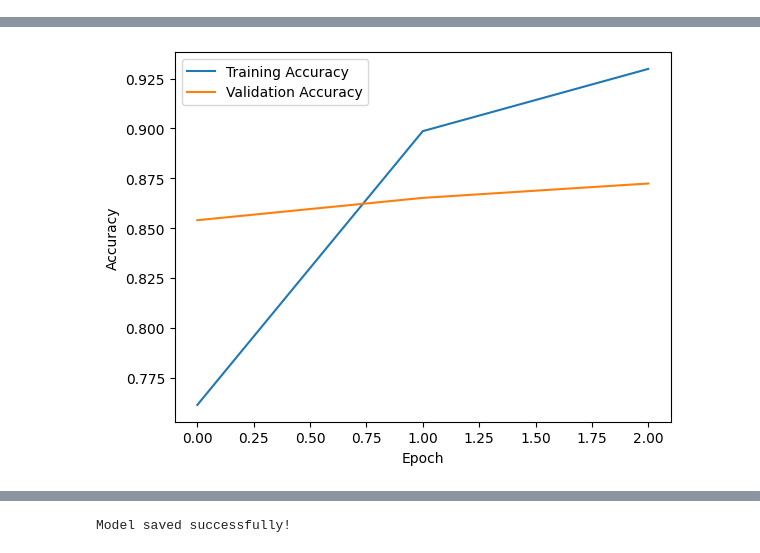
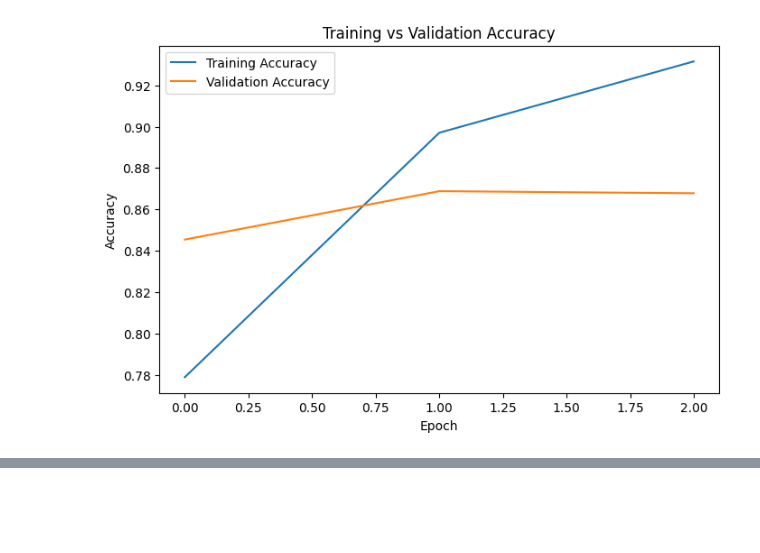
Before and after one commit to priyav23116/sentiment-analysis-using-deep-learning-, a Jupyter notebook: Copy_of_Copy_of_Sentiment_analysis_using_deep_learning.ipynb, the cells around one changed output, grey strips where cells are left out. Drawn from its saved outputs; the diff is of its cells as text; code cells hidden in the pictures; blank space fills up the shorter version.

```diff
--- a/Copy_of_Copy_of_Sentiment_analysis_using_deep_learning.ipynb
+++ b/Copy_of_Copy_of_Sentiment_analysis_using_deep_learning.ipynb
@@ -1,7 +1,8 @@
 # %% [markdown]
 <a href="https://colab.research.google.com/github/priyav23116/sentiment-analysis-using-deep-learning-/blob/main/Copy_of_Copy_of_Sentiment_analysis_using_deep_learning.ipynb" target="_parent"><img src="https://colab.research.google.com/assets/colab-badge.svg" alt="Open In Colab"/></a>
 # %%
-# Inst6all TensorFlow (usually already available in Colab)
+Xx ee# Sentiment Analysis Using Deep Learning
+
 import tensorflow as tf
 from tensorflow.keras.datasets import imdb
 from tensorflow.keras.preprocessing.sequence import pad_sequences
@@ -9,29 +10,30 @@ from tensorflow.keras.models import Sequential
 from tensorflow.keras.layers import Embedding, LSTM, Dense
 import matplotlib.pyplot as plt
 
-# Load dataset
-vocab_size = 10000
-(x_train, y_train), (x_test, y_test) = imdb.load_data(num_words=vocab_size)
+# Load IMDB dataset
+max_features = 10000
+maxlen = 200
+
+(x_train, y_train), (x_test, y_test) = imdb.load_data(num_words=max_features)
 
 # Pad sequences
-max_length = 200
-x_train = pad_sequences(x_train, maxlen=max_length)
-x_test = pad_sequences(x_test, maxlen=max_length)
+x_train = pad_sequences(x_train, maxlen=maxlen)
+x_test = pad_sequences(x_test, maxlen=maxlen)
 
-# Build model
+# Build LSTM Model
 model = Sequential([
-    Embedding(vocab_size, 64, input_length=max_length),
+    Embedding(max_features, 128),
     LSTM(64),
     Dense(1, activation='sigmoid')
 ])
 
 model.compile(
+    optimizer='adam',
     loss='binary_crossentropy',
-    optimizer='adam',
     metrics=['accuracy']
 )
 
-# Train model
+# Train Model
 history = model.fit(
     x_train,
     y_train,
@@ -40,20 +42,43 @@ history = model.fit(
     validation_split=0.2
 )
 
-# Evaluate
+# Evaluate Model
 loss, accuracy = model.evaluate(x_test, y_test)
-print("Test Accuracy:", accuracy)
 
-# Plot training curves
+print("\nTest Accuracy:", accuracy)
+
+# Plot Training Curves
+plt.figure(figsize=(8,5))
 plt.plot(history.history['accuracy'], label='Training Accuracy')
 plt.plot(history.history['val_accuracy'], label='Validation Accuracy')
 plt.xlabel('Epoch')
 plt.ylabel('Accuracy')
+plt.title('Training vs Validation Accuracy')
 plt.legend()
 plt.show()
 
-# Save model
+# Save Model
 model.save("sentiment_model.h5")
+print("Model saved as sentiment_model.h5")
 
-print("Model saved successfully!")
+# Sentiment Prediction Example
+word_index = imdb.get_word_index()
+
+def encode_review(text):
+    words = text.lower().split()
+    encoded = [word_index.get(word, 2) for word in words]
+    return pad_sequences([encoded], maxlen=maxlen)
+
+review = "this movie was amazing and i loved it"
+
+encoded_review = encode_review(review)
+
+prediction = model.predict(encoded_review)
+
+print("\nReview:", review)
+
+if prediction[0][0] > 0.5:
+    print("Sentiment: Positive ")
+else:
+    print("Sentiment: Negative ")
 # %% [output]
@@ -60,0 +96 @@ Epoch 1/3
+[figure, new version]
@@ -68 +97,0 @@ Test Accuracy: 0.8649200201034546
-[figure, old version]
@@ -70 +104,0 @@ WARNING:absl:You are saving your model as an HDF5 file via `model.save()` or `ke
-Model saved successfully!
```
Also changed, not shown: parts of 1 cell of this notebook.
